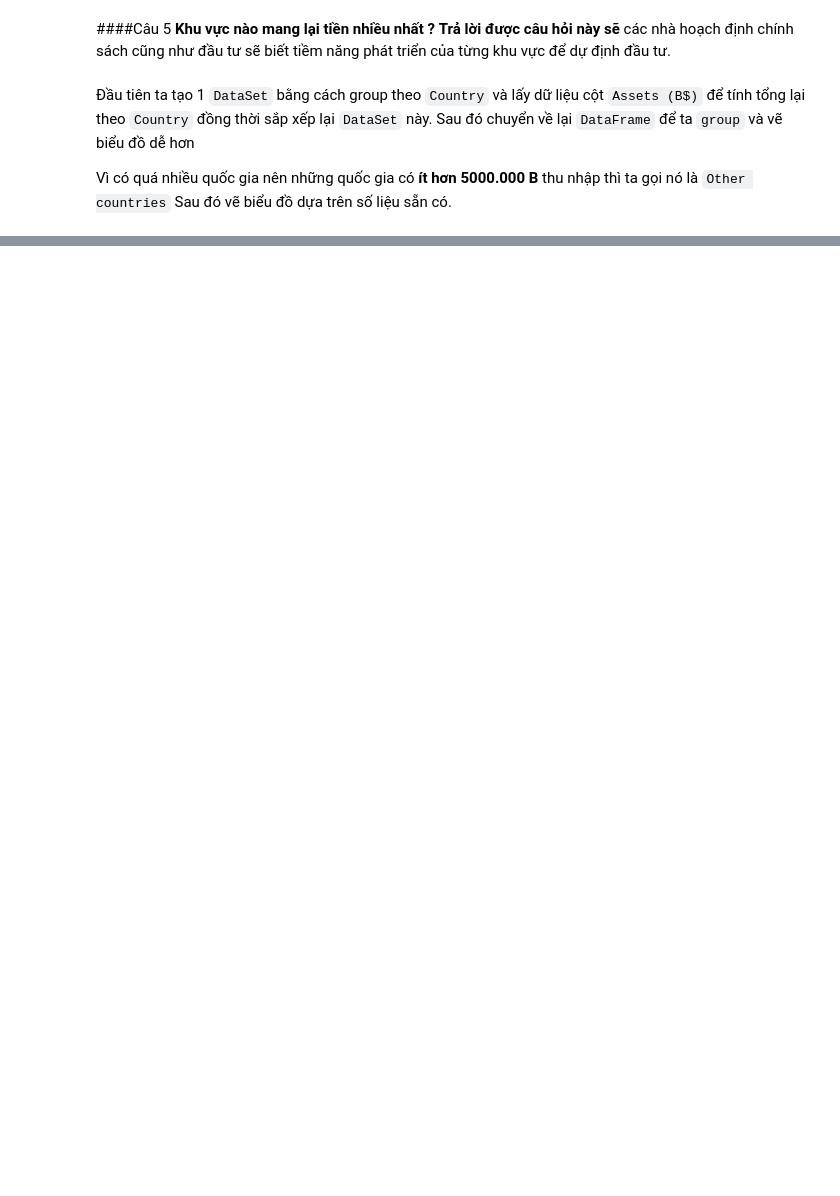
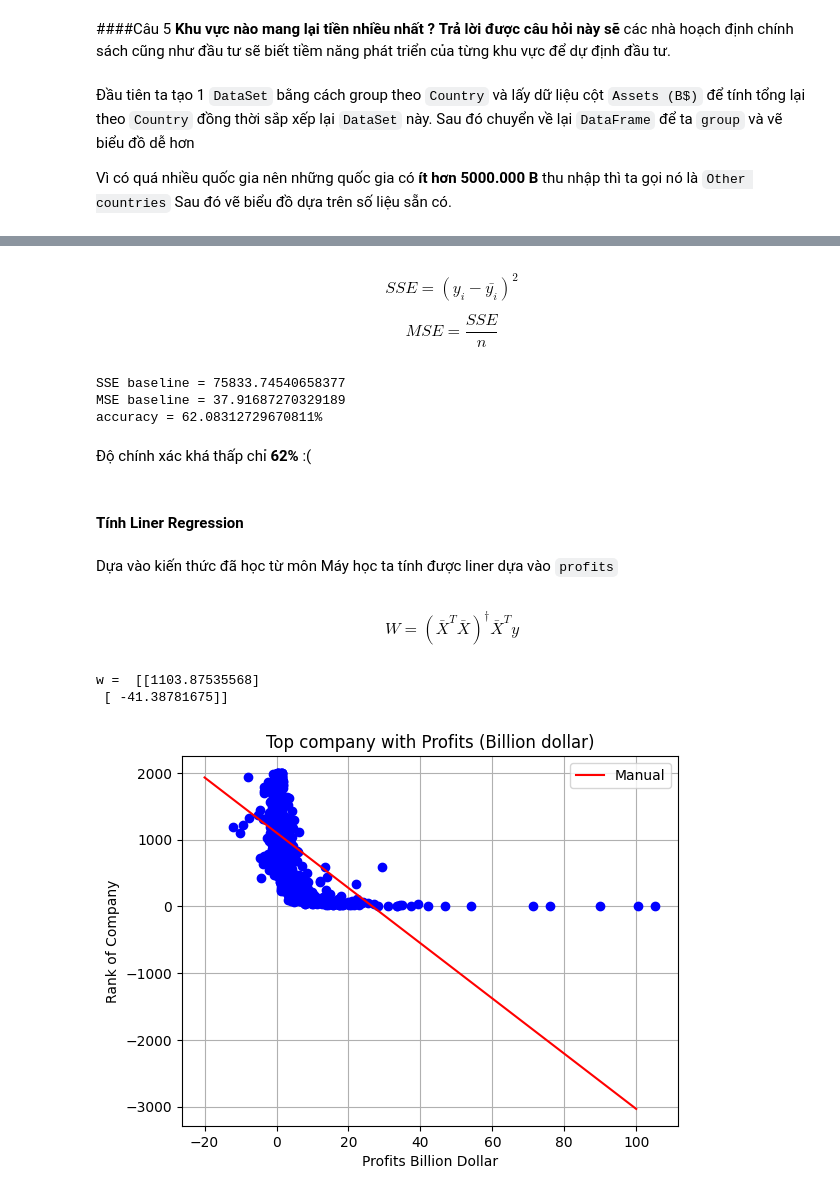
Before and after one commit to gittvhub12/KHDL, a Jupyter notebook: DoAn_KHDL.ipynb, the cells around one changed output, grey strips where cells are left out. Saved outputs shown, nothing was run; the diff lists cells and outputs as text; code cells hidden in the pictures; blank space fills up the shorter version.

```diff
--- a/DoAn_KHDL.ipynb
+++ b/DoAn_KHDL.ipynb
@@ -305,0 +326,55 @@ fig5.show()
+# %% [markdown]
+$$ SSE = (y_{i} - \bar{y_{i}})^{2}$$
+
+
+$$ MSE = \frac{SSE}{n} $$
+# %%
+SSE_baseline = np.sum((df_company['Profits (B$)'] - baseline)**2)
+MSE_baseline = SSE_baseline / len(df_company)
+print(f'SSE baseline = {SSE_baseline}')
+print(f'MSE baseline = {MSE_baseline}')
+print(f'accuracy = {100 - MSE_baseline}%')
+# %% [output]
+SSE baseline = 75833.74540658377
+MSE baseline = 37.91687270329189
+accuracy = 62.08312729670811%
+# %% [markdown]
+Độ chính xác khá thấp chỉ **62%** :(
+# %% [markdown]
+#### Tính Liner Regression
+# %% [markdown]
+Dựa vào kiến thức đã học từ môn Máy học ta tính được liner dựa vào `profits`
+# %% [markdown]
+$$W = (\bar{X}^{T}\bar{X})^{\dagger} \bar{X}^{T}y$$
+# %%
+X = np.array([df_company['Profits (B$)']]).T
+y = np.array([df_company.index]).T
+# %%
+one = np.ones((X.shape[0], 1))
+Xbar = np.concatenate((one, X), axis = 1)
+
+# Calculating weights of the fitting line
+A = np.dot(Xbar.T, Xbar)
+b = np.dot(Xbar.T, y)
+w = np.dot(np.linalg.pinv(A), b)
+print('w = ', w)
+# Preparing the fitting line
+w_0 = w[0][0]
+w_1 = w[1][0]
+x0 = np.linspace(-20, 100, 2)
+
+y0 = w_0 + w_1*x0
+
+# Drawing the fitting line
+plt.plot(X.T, y.T, 'bo')     # data
+plt.plot(x0, y0,color = 'red', label= "Manual")
+plt.legend(loc="upper right")
+plt.title("Top company with Profits (Billion dollar)")      # the fitting line
+plt.xlabel('Profits Billion Dollar')
+plt.ylabel('Rank of Company')
+plt.grid()
+plt.show()
+# %% [output]
+w =  [[1103.87535568]
+ [ -41.38781675]]
+[figure, added]
```
Also changed, not shown: parts of 13 cells of this notebook.
